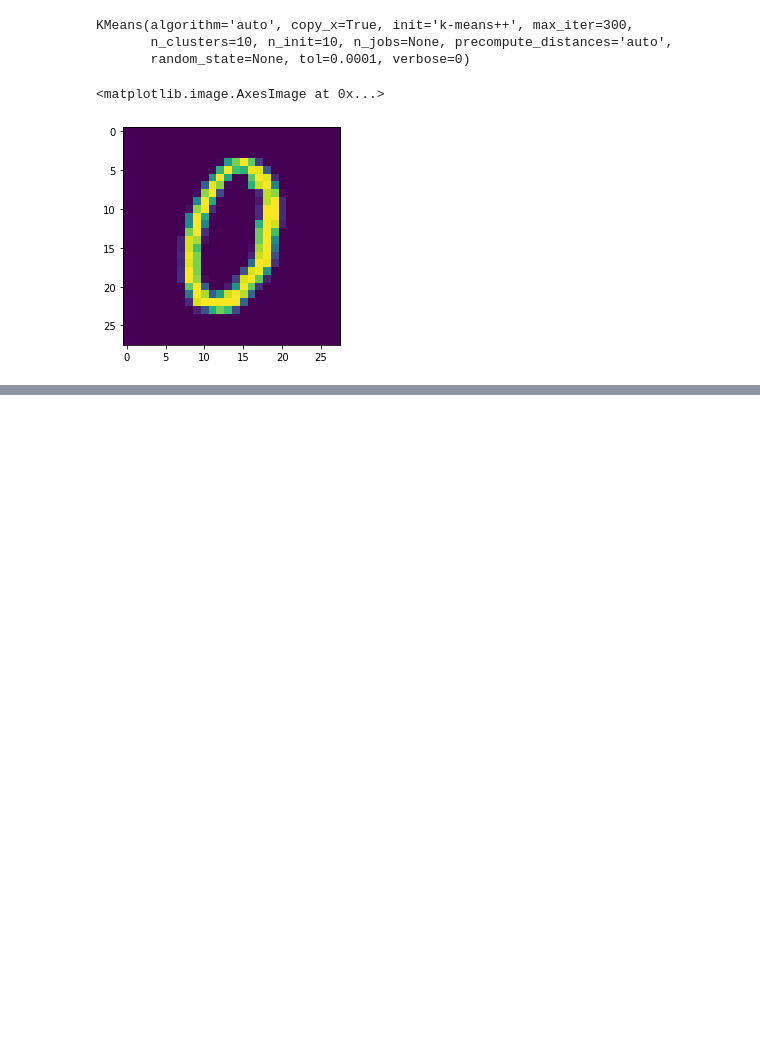
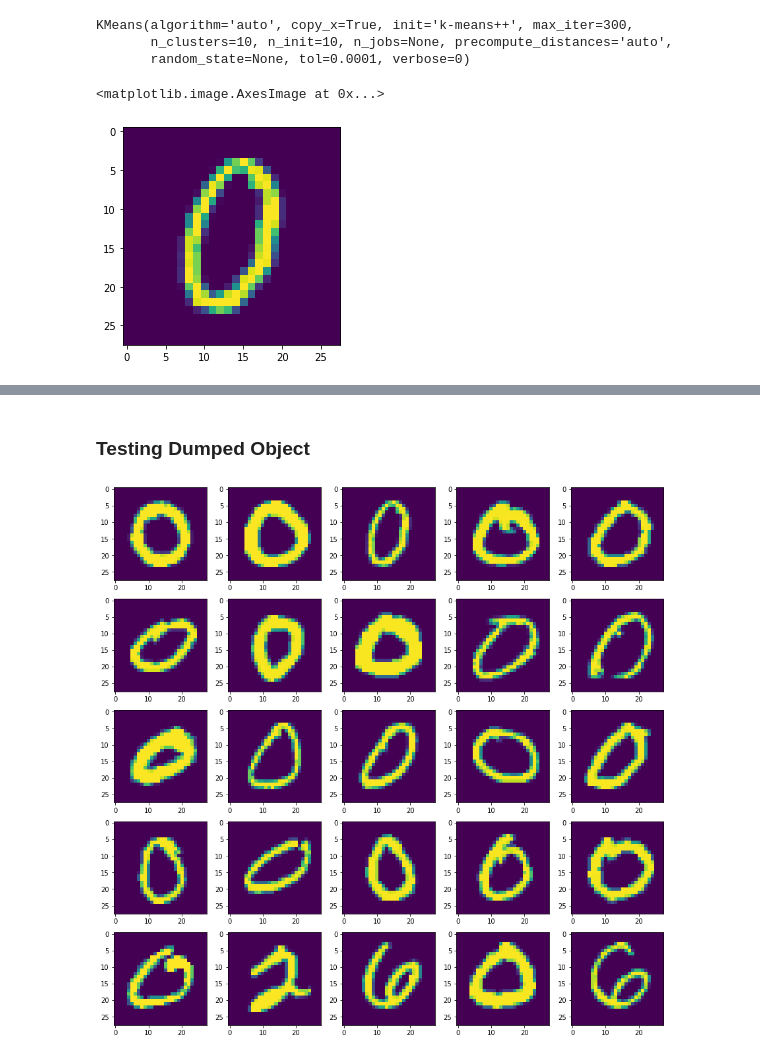
Before and after one commit to angrybayblade/image_search, a Jupyter notebook: Clustering.ipynb, the cells around one changed output, grey strips where cells are left out. Cells and saved outputs as stored; diff of their text form; code cells hidden in the pictures; blank space fills up the shorter version.

Commit message:
Dense Autoencoder+ KMeans clustering based search

```diff
--- a/Clustering.ipynb
+++ b/Clustering.ipynb
@@ -66,0 +95,20 @@ for i,a in zip(imgs,axes):
+# %% [markdown]
+### Testing Dumped Object
+# %%
+kmeans = load(open("./weights/cluster_objects/kmeans_dense_cluster.pickle","rb"))
+# %%
+encoding = kmeans.predict(encoder(img))
+# %%
+clusters = kmeans.predict(encodings)
+# %%
+similer = images[encoding == clusters]
+# %%
+fig,axes = plt.subplots(5,5,figsize=(15,15))
+
+imgs  = similer[0:25].reshape(-1,28,28)
+axes = axes.reshape(25)
+
+for i,a in zip(imgs,axes):
+    a.imshow(i)
+# %% [output]
+[figure, added]
```
Also changed, not shown: parts of 7 cells of this notebook, 15 other files.
